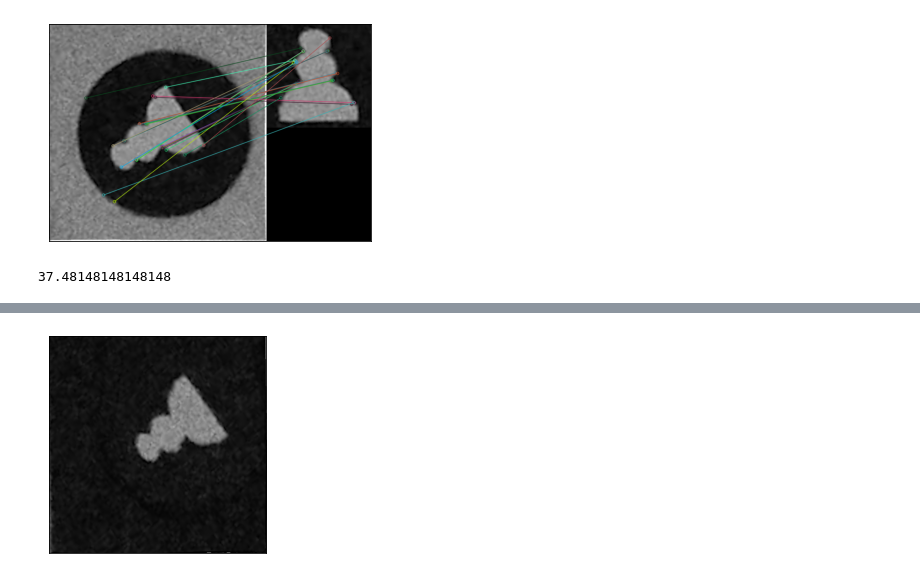
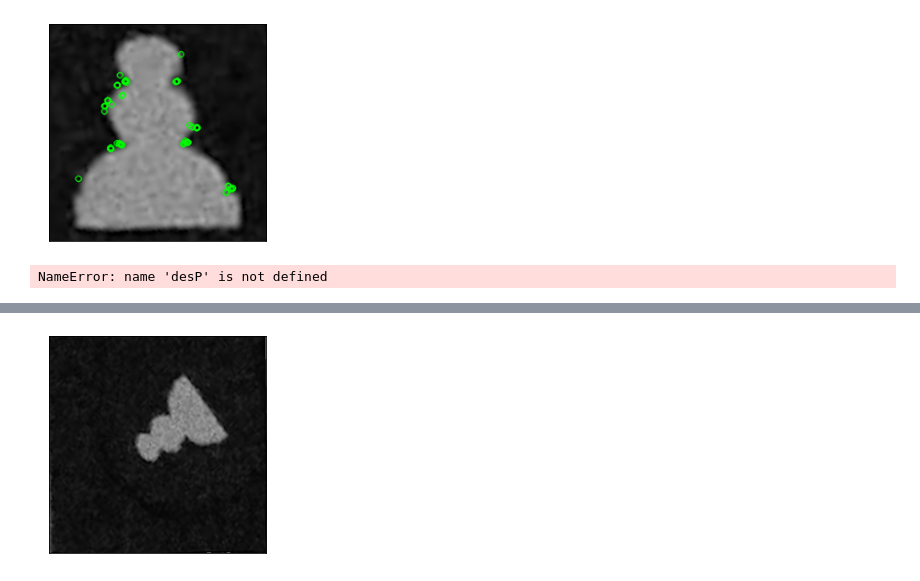
Before and after one commit to JGarruchoF/PID_Identificacion_de_fichas_tablero_ajedrez, a Jupyter notebook: Deteccion_fichas.ipynb, the cells around one changed output, grey strips where cells are left out. Saved outputs shown, nothing was run; the diff lists cells and outputs as text; code cells hidden in the pictures.

```diff
--- a/Deteccion_fichas.ipynb
+++ b/Deteccion_fichas.ipynb
@@ -34,3 +41,12 @@ muestra(cv2.drawKeypoints(img, kp, None, color=(0,255,0), flags=0))
+# %%
+# Initiate ORB detector
+orb = cv2.ORB_create()
+# compute the descriptors with ORB
+kpP, desP = orb.detectAndCompute(peon, None)
+# draw only keypoints location,not size and orientation
+muestra(cv2.drawKeypoints(peon, kpP, None, color=(0,255,0), flags=0))
+# %% [output]
+[figure, added]
 # %%
 # create BFMatcher object
 bf = cv2.BFMatcher(cv2.NORM_HAMMING, crossCheck=True)
@@ -38,13 +54,12 @@ bf = cv2.BFMatcher(cv2.NORM_HAMMING, crossCheck=True)
 matches = bf.match(des,desP)
 # Sort them in the order of their distance.
 matches = sorted(matches, key = lambda x:x.distance)
-# Draw first 10 matches.
-img3 = cv2.drawMatches(img,kp,peon,kpP,matches,None,flags=cv2.DrawMatchesFlags_NOT_DRAW_SINGLE_POINTS)
+# Draw first 20 matches.
+img3 = cv2.drawMatches(img,kp,peon,kpP,matches[:20],None,flags=cv2.DrawMatchesFlags_NOT_DRAW_SINGLE_POINTS)
 muestra(img3)
 distanciaMedia(matches)
 # %% [output]
-[figure, removed]
-37.48148148148148
+NameError: name 'desP' is not defined
 # %%
 # create BFMatcher object
 bf = cv2.BFMatcher(cv2.NORM_HAMMING, crossCheck=True)
```
Also changed, not shown: parts of 16 cells of this notebook, 2 other files.
